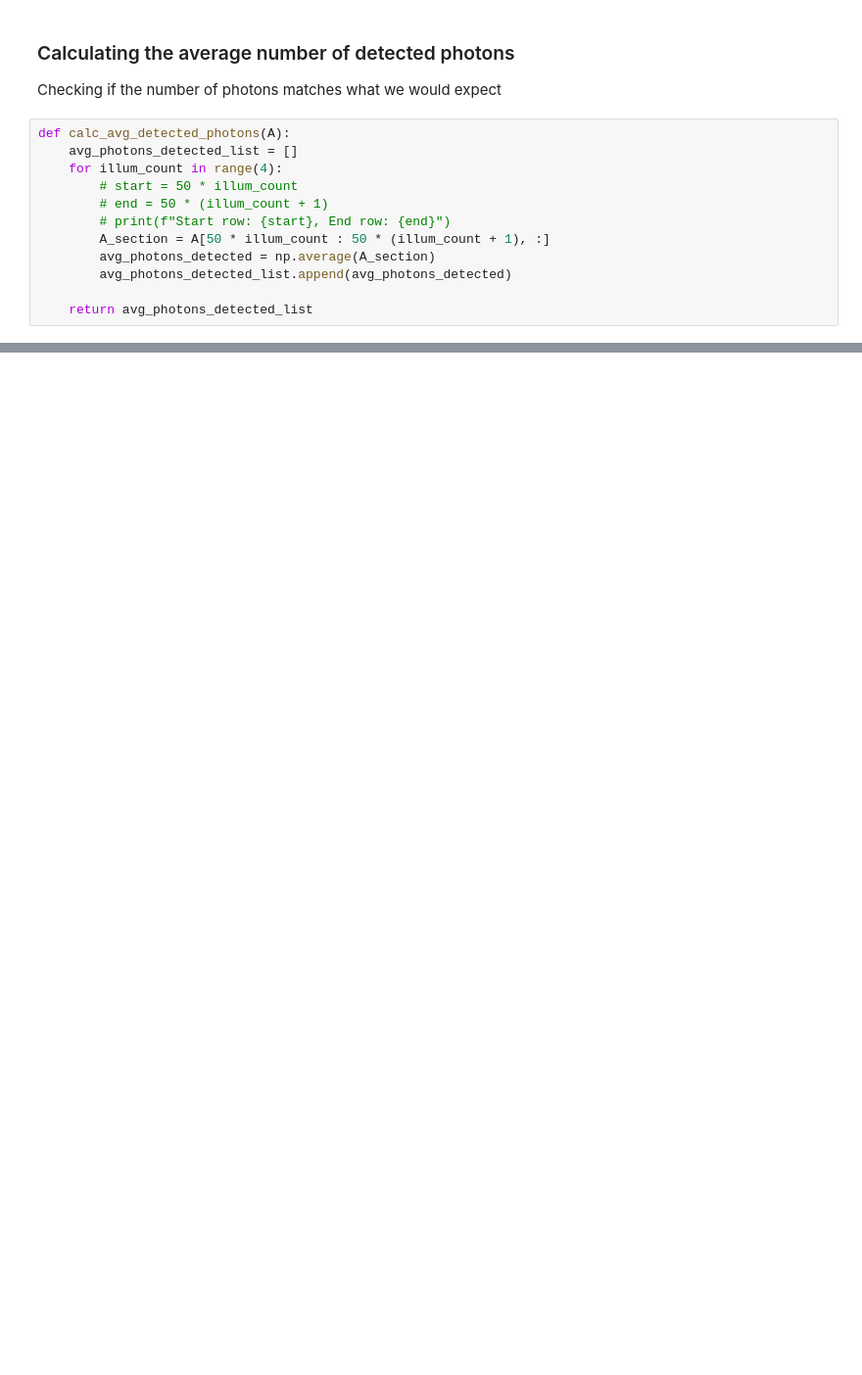
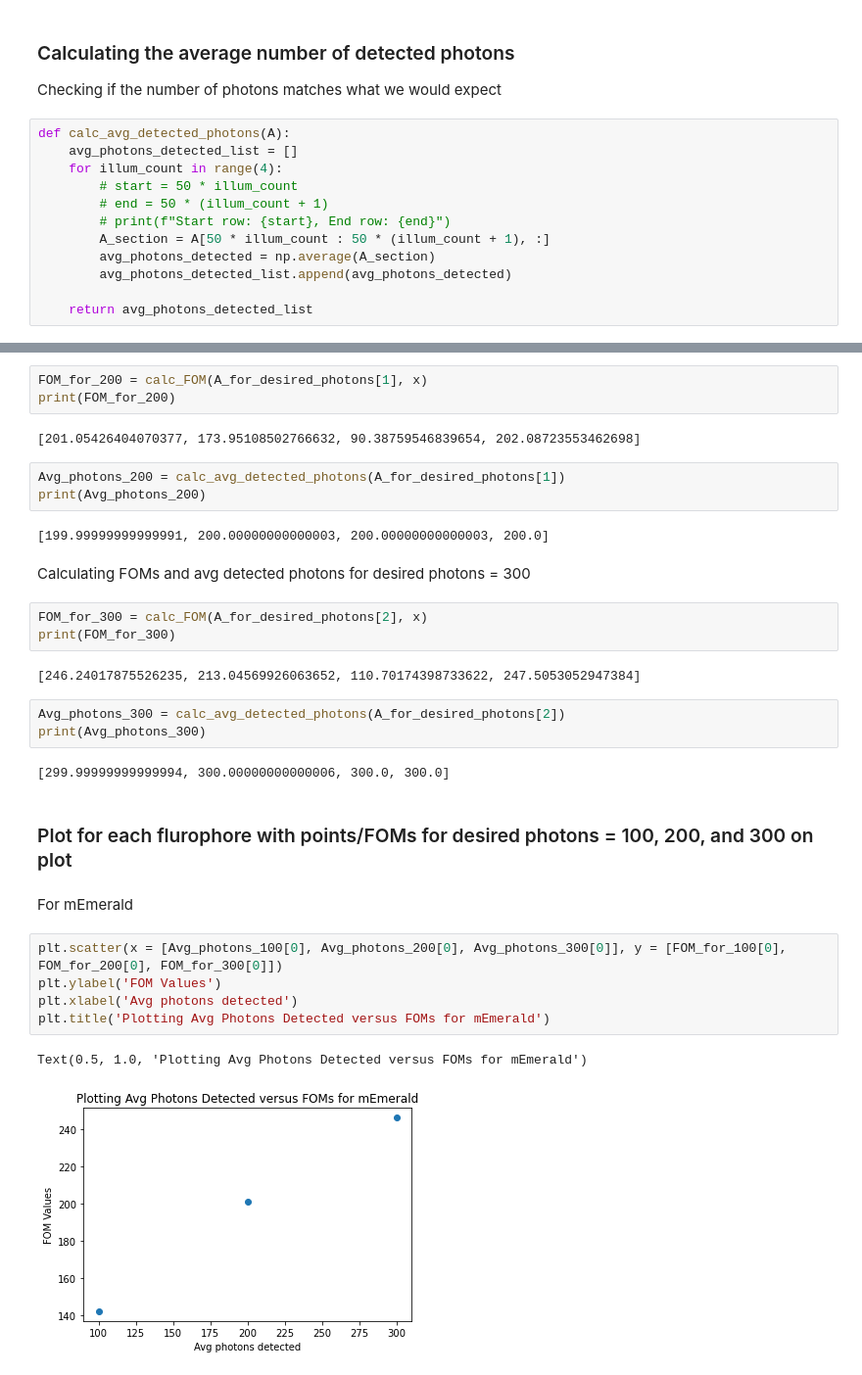
Before and after one commit to PatrickLaRiviereLab/hyperspectral, a Jupyter notebook: Model.ipynb, the cells around one changed output, grey strips where cells are left out. Shown: that part at 98% size. Cells and saved outputs as stored; diff of their text form; blank space fills up the shorter version.

Commit message:
Plot avg detected photons versus FOMs
-Plotted for varying photon values (100, 200, and 300)
-Fixed K values to use correct equation and give more accurate average
photon values for each fluorophore

```diff
--- a/Model.ipynb
+++ b/Model.ipynb
@@ -289,0 +319,34 @@ calc_avg_detected_photons(A)
+# %%
+FOM_for_200 = calc_FOM(A_for_desired_photons[1], x)
+print(FOM_for_200)
+# %% [output]
+[201.05426404070377, 173.95108502766632, 90.38759546839654, 202.08723553462698]
+# %%
+Avg_photons_200 = calc_avg_detected_photons(A_for_desired_photons[1])
+print(Avg_photons_200)
+# %% [output]
+[199.99999999999991, 200.00000000000003, 200.00000000000003, 200.0]
+# %% [markdown]
+Calculating FOMs and avg detected photons for desired photons = 300
+# %%
+FOM_for_300 = calc_FOM(A_for_desired_photons[2], x)
+print(FOM_for_300)
+# %% [output]
+[246.24017875526235, 213.04569926063652, 110.70174398733622, 247.5053052947384]
+# %%
+Avg_photons_300 = calc_avg_detected_photons(A_for_desired_photons[2])
+print(Avg_photons_300)
+# %% [output]
+[299.99999999999994, 300.00000000000006, 300.0, 300.0]
+# %% [markdown]
+### Plot for each flurophore with points/FOMs for desired photons = 100, 200, and 300 on plot
+# %% [markdown]
+For mEmerald
+# %%
+plt.scatter(x = [Avg_photons_100[0], Avg_photons_200[0], Avg_photons_300[0]], y = [FOM_for_100[0], FOM_for_200[0], FOM_for_300[0]])
+plt.ylabel('FOM Values')
+plt.xlabel('Avg photons detected')
+plt.title('Plotting Avg Photons Detected versus FOMs for mEmerald')
+# %% [output]
+Text(0.5, 1.0, 'Plotting Avg Photons Detected versus FOMs for mEmerald')
+[figure, added]
```
Also changed, not shown: parts of 24 cells of this notebook.
